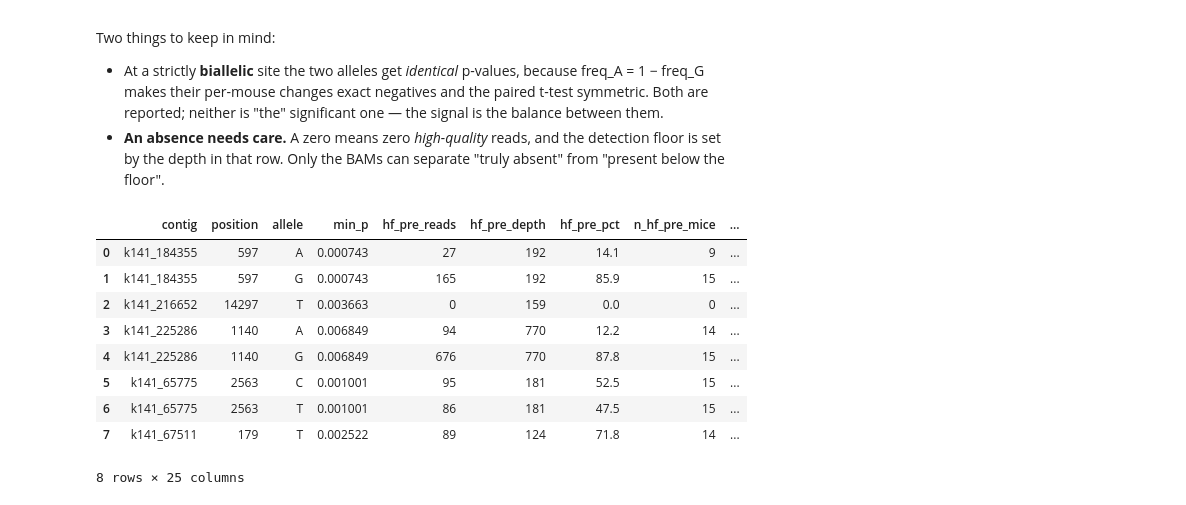
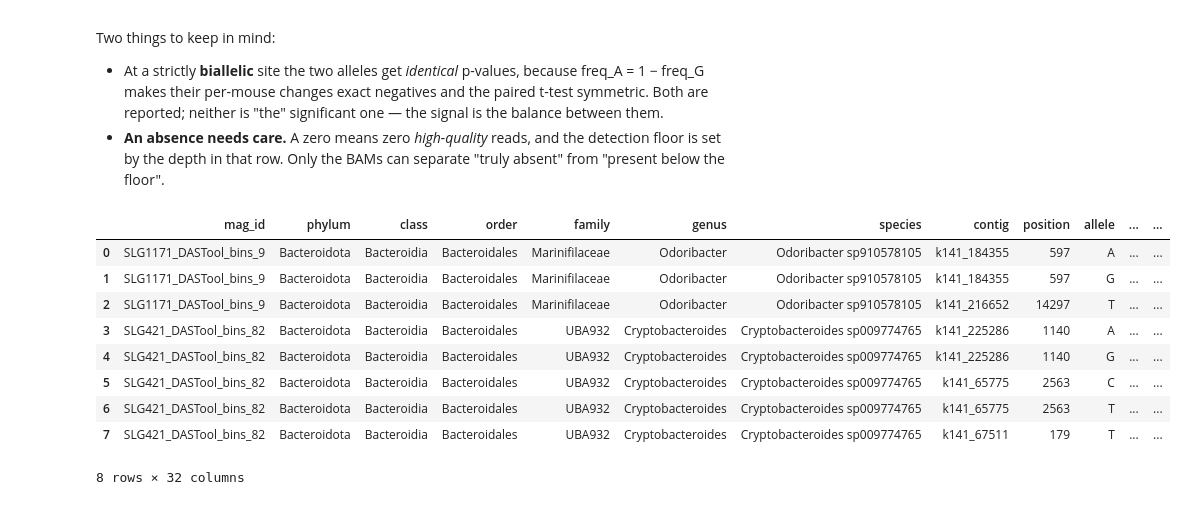
Before and after one commit to MoellerLabPU/DietDrivenMicrobiota, a Jupyter notebook: Revision/denovo_check/pre_allele_presence.ipynb, the cells around one changed output. Cells and saved outputs as stored; diff of their text form; code cells hidden in the pictures.

```diff
--- a/Revision/denovo_check/pre_allele_presence.ipynb
+++ b/Revision/denovo_check/pre_allele_presence.ipynb
@@ -521,16 +511,0 @@ sites
-# %%
-# The divergence test scores each nucleotide separately; p_value_summary keeps only
-# the minimum of the four. Recover the full set here.
-NUC_P = [f"{n}_frequency_p_value_tTest" for n in NUCS]
-
-# --- 1. which allele drove the divergence signal at each site? ---------------
-frames = []
-for mag_id in MAGS:
-    f = (RUN / "significance_tests" / f"two_sample_paired_{COMPARISON}"
-         / f"{mag_id}_two_sample_paired.tsv.gz")
-    d = pd.read_csv(f, sep="\t", usecols=["contig", "position", *NUC_P])
-    # Inner-join to our 5 sites; this file covers the whole MAG.
-    frames.append(d.merge(sites.loc[sites.mag_id == mag_id, KEY], on=["contig", "position"]))
-per_nuc = pd.concat(frames, ignore_index=True)
-per_nuc["min_p"] = per_nuc[NUC_P].min(axis=1)   # == min_p_value in p_value_summary
-per_nuc
@@ -636,6 +570,17 @@ div = pd.DataFrame([
     for n, col in zip(NUCS, NUC_P) if abs(getattr(r, col) - r.min_p) < 1e-12
 ])
 
+# --- 1b. GTDB lineage for these MAGs ----------------------------------------
+# From the Fig-1 scores table -- the same file div_and_hf_sites_in_both.py uses as
+# its species -> MAG map, so the labels here match the rest of the revision work.
+# GTDB ranks, in lineage order. "class" is a Python keyword, so these columns are
+# only ever reached by name (df["class"]), never by attribute or itertuples.
+TAXA = ["phylum", "class", "order", "family", "genus", "species"]
+taxonomy = pd.read_csv(
+    RUN / "scores" / "processed" / "combined" / "MAG"
+    / f"scores_two_sample_paired-{COMPARISON}-MAGs.tsv",
+    sep="\t", usecols=["MAG_ID", *TAXA]).rename(columns={"MAG_ID": "mag_id"})
+
 # --- 2. was that allele present at PRE? --------------------------------------
 # Reuses `tidy` from section 2, so there is no second pass over the profiles.
 out = []
@@ -644,7 +589,8 @@ for r in div.itertuples(index=False):
     # the same as "allele seen zero times" and must not count toward the depth.
     site = tidy[(tidy.mag_id == r.mag_id) & (tidy.contig == r.contig)
                 & (tidy.position == r.position) & tidy.covered]
-    row = {"contig": r.contig.split(".fa_")[-1],   # drop the "<MAG>.fa_" prefix
+    row = {"mag_id": r.mag_id,
+           "contig": r.contig.split(".fa_")[-1],   # drop the "<MAG>.fa_" prefix
            "position": r.position, "allele": r.allele, "min_p": r.min_p}
 
     # Same five columns for every arm x timepoint, so PRE and END are directly
@@ -652,41 +598,47 @@ for r in div.itertuples(index=False):
     # whether an allele missing from HF at PRE existed in the cohort at all.
     for label, group in ARMS.items():
         for tp in (BASELINE_TIME, FOCUS_TIME):
             a = f"{label.lower()}_{tp}"
             rows_ = site[(site.group == group) & (site.time == tp)]
             reads = int(rows_[r.allele].sum())      # reads carrying the divergent allele
             depth = int(rows_.total_coverage.sum()) # ALL reads here, whatever the base
             row[f"{a}_reads"] = reads
             row[f"{a}_depth"] = depth
             row[f"{a}_pct"] = round(100 * reads / depth, 1) if depth else float("nan")
             # Breadth as well as depth: 27 reads over 9 mice is a stronger claim
             # than 27 reads in a single animal.
             row[f"n_{a}_mice"] = int((rows_[r.allele] > 0).sum())
             row[f"n_{a}_total"] = len(rows_)
 
     # Three-way verdict. ">0" is the whole test: present at ANY frequency, even one
     # read. The middle case is the important one -- absent from HF but present in LF
     # means the variant was already segregating, just under the HF detection floor.
     if row["hf_pre_reads"]:
         verdict = "standing variation (present in HF at PRE)"
     elif row["lf_pre_reads"]:
         verdict = "below HF detection at PRE, but present in LF -- standing variation"
     else:
         verdict = "not detected at PRE in either arm -- check BAMs before calling de novo"
     row["verdict"] = verdict
     out.append(row)
 
-divergent_answer = pd.DataFrame(out)
+divergent_answer = pd.DataFrame(out).merge(taxonomy, on="mag_id", how="left")
+# A MAG with no lineage row would silently carry NaNs through into the table.
+assert divergent_answer["species"].notna().all(), "a MAG is missing from the scores table"
+# Identity first, then the per-stratum numbers.
+front = ["mag_id", *TAXA, "contig", "position", "allele", "min_p"]
+divergent_answer = divergent_answer[front + [c for c in divergent_answer.columns if c not in front]]
+
 divergent_answer.to_csv(OUTDIR / "divergent_allele_summary.tsv", sep="\t", index=False)
 divergent_answer
 # %% [output]
-|  | contig | position | allele | min_p | hf_pre_reads | hf_pre_depth | hf_pre_pct | n_hf_pre_mice | ... |
-| 0 | k141_184355 | 597 | A | 0.000743 | 27 | 192 | 14.1 | 9 | ... |
-| 1 | k141_184355 | 597 | G | 0.000743 | 165 | 192 | 85.9 | 15 | ... |
-| 2 | k141_216652 | 14297 | T | 0.003663 | 0 | 159 | 0.0 | 0 | ... |
-| 3 | k141_225286 | 1140 | A | 0.006849 | 94 | 770 | 12.2 | 14 | ... |
-| 4 | k141_225286 | 1140 | G | 0.006849 | 676 | 770 | 87.8 | 15 | ... |
-| 5 | k141_65775 | 2563 | C | 0.001001 | 95 | 181 | 52.5 | 15 | ... |
-| 6 | k141_65775 | 2563 | T | 0.001001 | 86 | 181 | 47.5 | 15 | ... |
-| 7 | k141_67511 | 179 | T | 0.002522 | 89 | 124 | 71.8 | 14 | ... |
+|  | mag_id | phylum | class | order | family | genus | species | contig | position | allele | ... | ... |
+| 0 | SLG1171_DASTool_bins_9 | Bacteroidota | Bacteroidia | Bacteroidales | Marinifilaceae | Odoribacter | Odoribacter sp910578105 | k141_184355 | 597 | A | ... | ... |
+| 1 | SLG1171_DASTool_bins_9 | Bacteroidota | Bacteroidia | Bacteroidales | Marinifilaceae | Odoribacter | Odoribacter sp910578105 | k141_184355 | 597 | G | ... | ... |
+| 2 | SLG1171_DASTool_bins_9 | Bacteroidota | Bacteroidia | Bacteroidales | Marinifilaceae | Odoribacter | Odoribacter sp910578105 | k141_216652 | 14297 | T | ... | ... |
+| 3 | SLG421_DASTool_bins_82 | Bacteroidota | Bacteroidia | Bacteroidales | UBA932 | Cryptobacteroides | Cryptobacteroides sp009774765 | k141_225286 | 1140 | A | ... | ... |
+| 4 | SLG421_DASTool_bins_82 | Bacteroidota | Bacteroidia | Bacteroidales | UBA932 | Cryptobacteroides | Cryptobacteroides sp009774765 | k141_225286 | 1140 | G | ... | ... |
+| 5 | SLG421_DASTool_bins_82 | Bacteroidota | Bacteroidia | Bacteroidales | UBA932 | Cryptobacteroides | Cryptobacteroides sp009774765 | k141_65775 | 2563 | C | ... | ... |
+| 6 | SLG421_DASTool_bins_82 | Bacteroidota | Bacteroidia | Bacteroidales | UBA932 | Cryptobacteroides | Cryptobacteroides sp009774765 | k141_65775 | 2563 | T | ... | ... |
+| 7 | SLG421_DASTool_bins_82 | Bacteroidota | Bacteroidia | Bacteroidales | UBA932 | Cryptobacteroides | Cryptobacteroides sp009774765 | k141_67511 | 179 | T | ... | ... |
-8 rows × 25 columns
+8 rows × 32 columns
```
Also changed, not shown: parts of 6 cells of this notebook.
